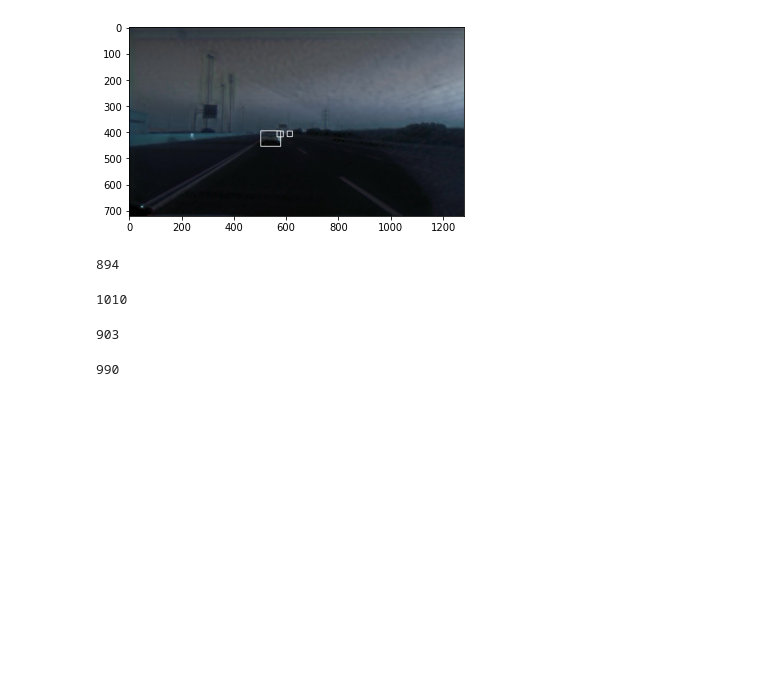
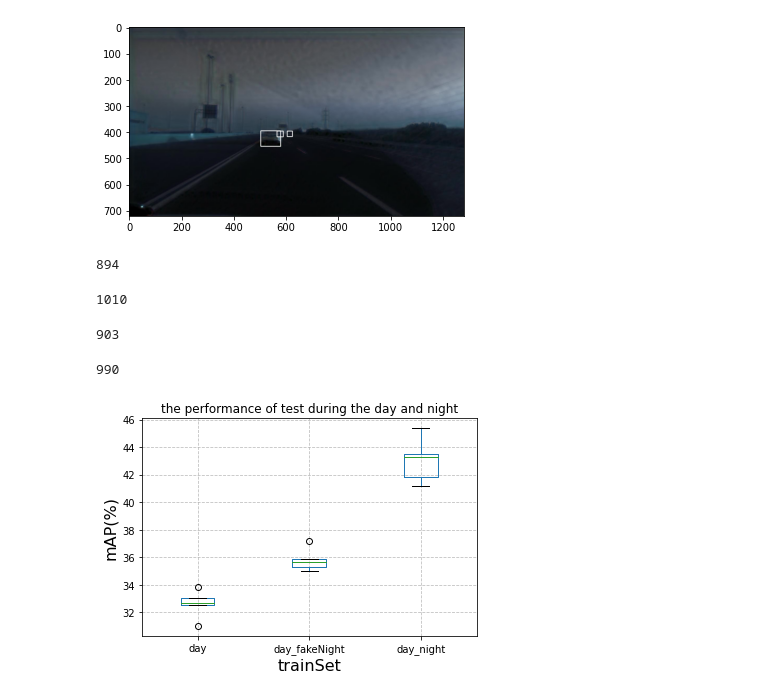
Before and after one commit to pichangpeng/cross_domain_object_detection, a Jupyter notebook: test.ipynb, the cells around one changed output. Saved outputs shown, nothing was run; the diff lists cells and outputs as text; code cells hidden in the pictures; blank space fills up the shorter version.

```diff
--- a/test.ipynb
+++ b/test.ipynb
@@ -85,0 +95,19 @@ print(len(lab))
+# %%
+def plotbox(data,title):
+#     rcParams['axes.unicode_minus'] = False
+    rcParams['font.sans-serif'] = ['Simhei']
+    df = pd.DataFrame(data)
+    df.plot.box()
+    plt.xlabel("trainSet",fontsize=16)
+    plt.ylabel('mAP(%)',fontsize=16)
+    plt.title(title)
+    plt.grid(linestyle="--", alpha=0.8)
+#     print(df.describe())#显示中位数、上下四分位数、标准偏差等内容
+    plt.savefig("./image/"+"_".join(title.split(" "))+".jpg")
+    plt.show()
+# %%
+data1={"day":[32.54,32.69,31.01,33.03,33.84],"day_fakeNight":[35.68,35.89,34.98,37.21,35.31],
+      "day_night":[43.51,45.37,43.32,41.20,41.82]}
+plotbox(data1,"the performance of test during the day and night")
+# %% [output]
+[figure, added]
```
Also changed, not shown: parts of 7 cells of this notebook, 10 other files.
